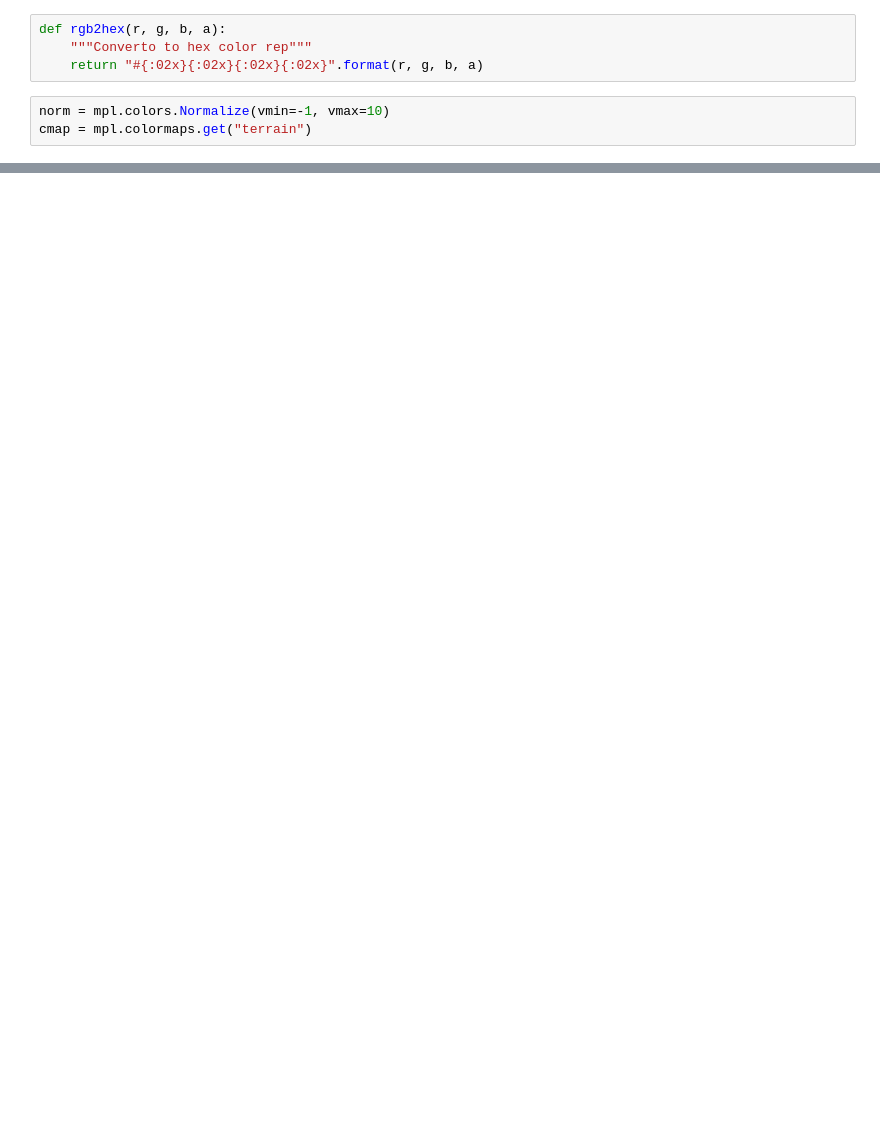
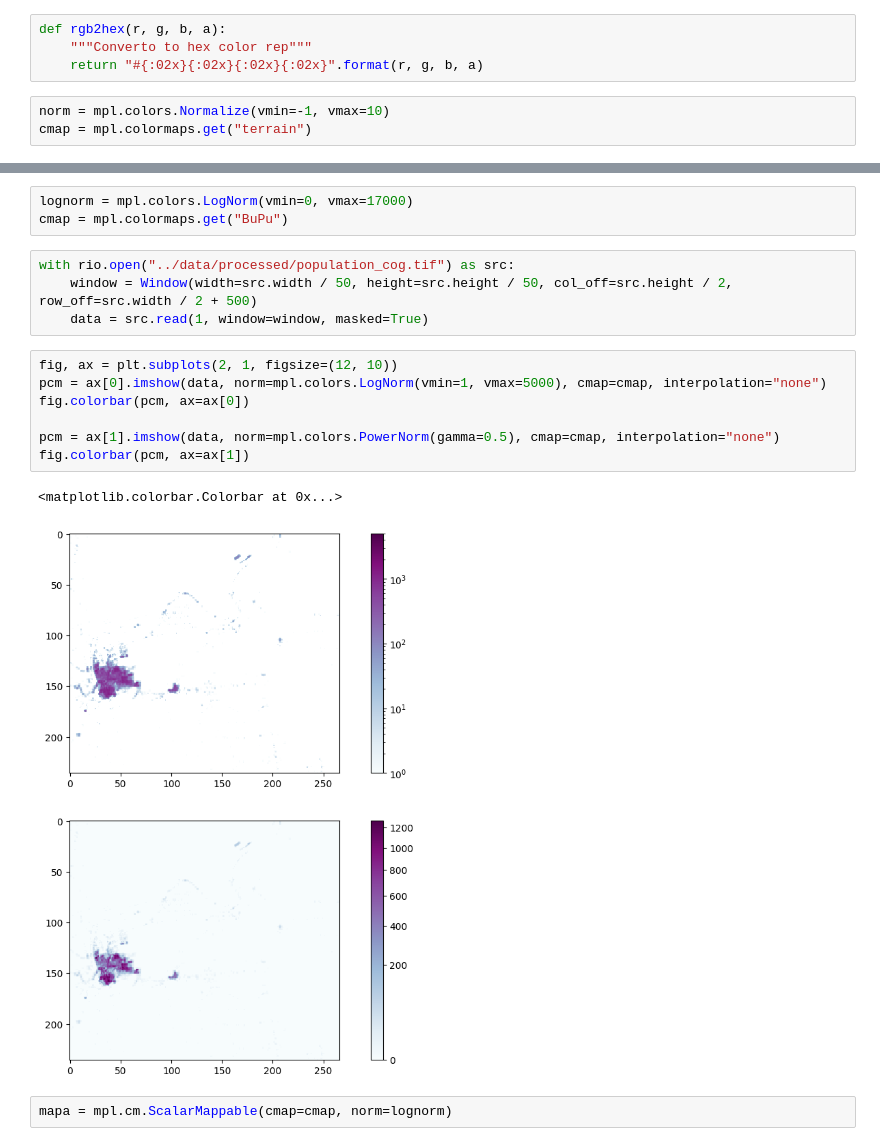
Before and after one commit to Vizzuality/amazonia-360, a Jupyter notebook: science/notebooks/add_colormaps_to_cogs.ipynb, the cells around one changed output, grey strips where cells are left out. Cells and saved outputs as stored; diff of their text form; blank space fills up the shorter version.

```diff
--- a/science/notebooks/add_colormaps_to_cogs.ipynb
+++ b/science/notebooks/add_colormaps_to_cogs.ipynb
@@ -35,0 +26,19 @@ for x in range(1, 10):
+# %%
+lognorm = mpl.colors.LogNorm(vmin=0, vmax=17000)
+cmap = mpl.colormaps.get("BuPu")
+# %%
+with rio.open("../data/processed/population_cog.tif") as src:
+    window = Window(width=src.width / 50, height=src.height / 50, col_off=src.height / 2, row_off=src.width / 2 + 500)
+    data = src.read(1, window=window, masked=True)
+# %%
+fig, ax = plt.subplots(2, 1, figsize=(12, 10))
+pcm = ax[0].imshow(data, norm=mpl.colors.LogNorm(vmin=1, vmax=5000), cmap=cmap, interpolation="none")
+fig.colorbar(pcm, ax=ax[0])
+
+pcm = ax[1].imshow(data, norm=mpl.colors.PowerNorm(gamma=0.5), cmap=cmap, interpolation="none")
+fig.colorbar(pcm, ax=ax[1])
+# %% [output]
+<matplotlib.colorbar.Colorbar at 0x...>
+[figure, added]
+# %%
+mapa = mpl.cm.ScalarMappable(cmap=cmap, norm=lognorm)
```
Also changed, not shown: parts of 4 cells of this notebook, 3 other files.
